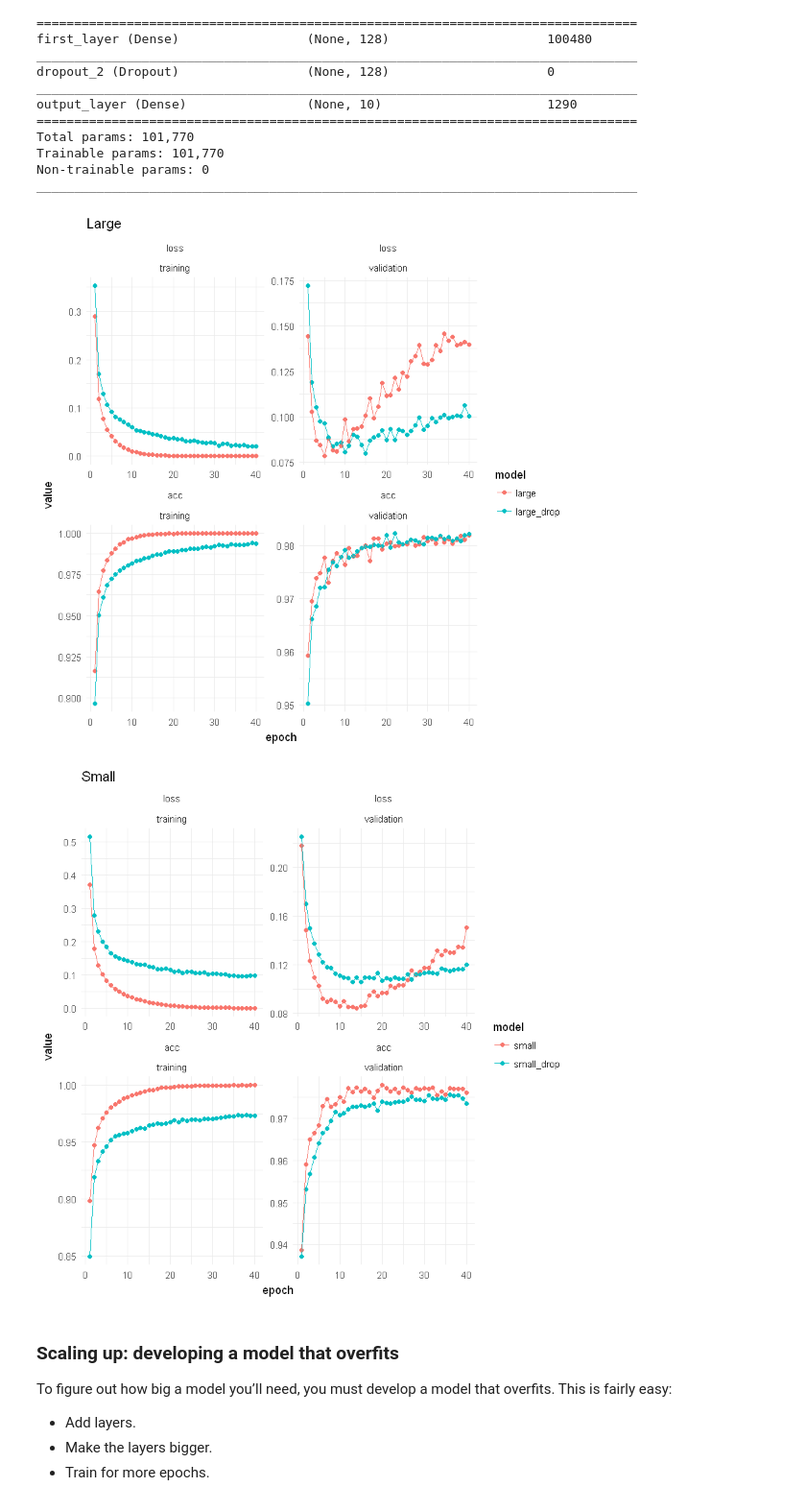
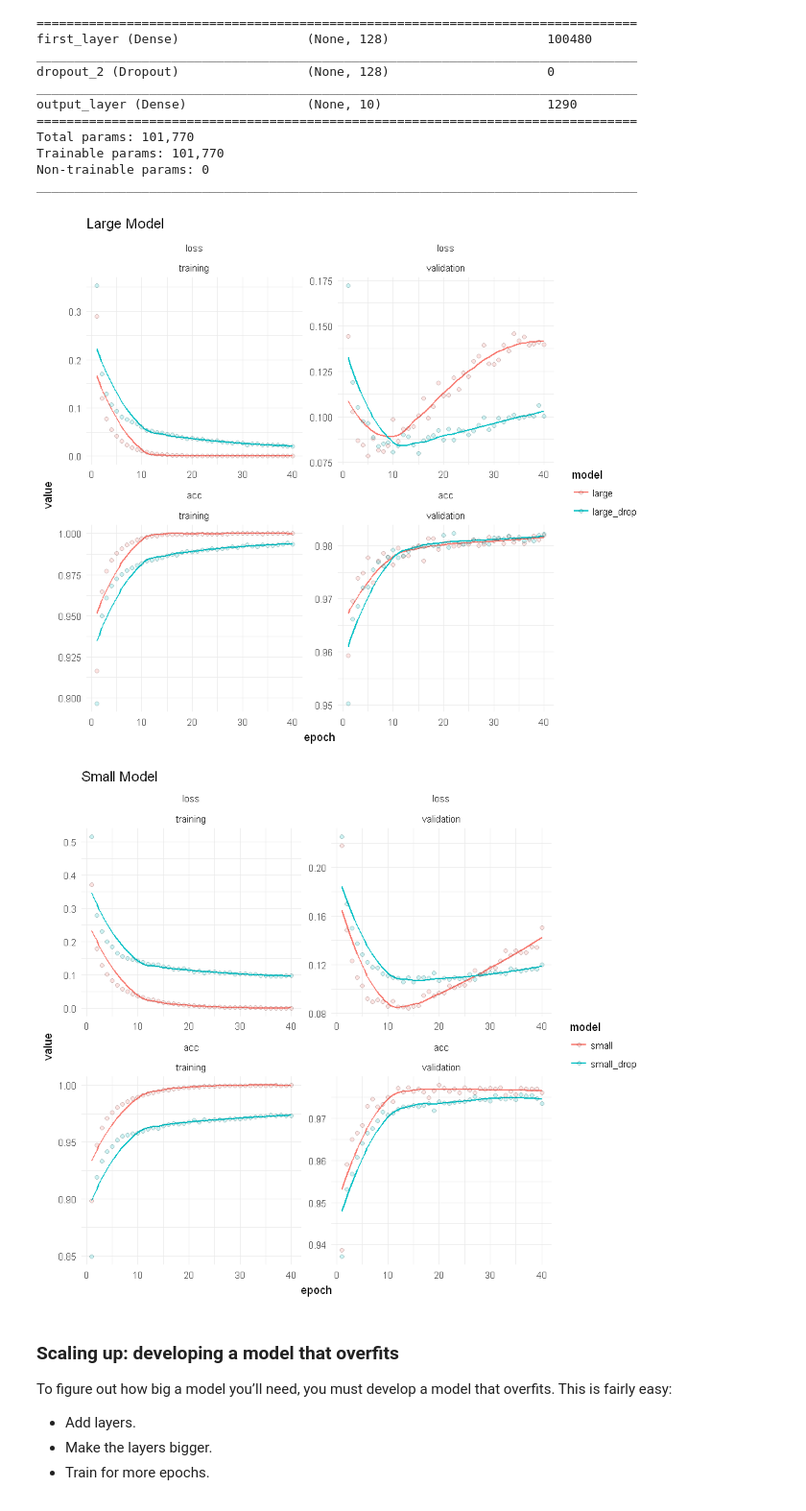
Before and after one commit to mmmlc/mlTeachings, a Jupyter notebook: 3_3_Regularization.ipynb, the cells around one changed output. Shown at 96% size. Drawn from its saved outputs; the diff is of its cells as text; code cells hidden in the pictures.

```diff
--- a/3_3_Regularization.ipynb
+++ b/3_3_Regularization.ipynb
@@ -116,13 +117,18 @@ Trainable params: 101,770
 Non-trainable params: 0
 ________________________________________________________________________________
 # %%
+history_small = readRDS('data/history_small.rds')
+history_large = readRDS('data/history_large.rds')
+
 history_small = history_small %>% as_data_frame %>% mutate(model = 'small')
 history_large = history_large  %>% as_data_frame %>% mutate(model = 'large')
 
 history_bind = bind_rows(history_small, history_large)
 
-history_bind %>% ggplot(aes(x = epoch, y = value, group = model, colour = model)) +
-    geom_point() +
-    geom_line() +
+options(repr.plot.width=8)
+
+history_bind %>% ggplot(aes(x = epoch, y = value, group = model)) +
+    geom_smooth(aes(colour = model), se = F, size = 0.7, method = 'loess') +
+    geom_point(aes(fill = model), shape = 21, colour = 'black', alpha = 0.2) +
     facet_wrap(scales = 'free', ~metric+data, ncol = 2) + theme_minimal()
 # %% [output]
@@ -314,27 +336,30 @@ Trainable params: 101,770
 Non-trainable params: 0
 ________________________________________________________________________________
 # %%
-### code here
+history_small_dropout = readRDS('data/history_small_dropout.rds')
+history_large_dropout = readRDS('data/history_large_dropout.rds')
+
+options(repr.plot.width=8)
 
 history_small_dropout = history_small_dropout %>% as_data_frame %>% mutate(model = 'small_drop')
 history_large_dropout = history_large_dropout  %>% as_data_frame %>% mutate(model = 'large_drop')
 
 history_bind_large_dropout = bind_rows(history_large, history_large_dropout)
 
 history_bind_large_dropout %>% ggplot(aes(x = epoch, y = value, group = model, colour = model)) +
-    geom_point() +
-    geom_line() +
-    facet_wrap(scales = 'free', ~metric+data, ncol = 2) + theme_minimal() + ggtitle('Large')
+    geom_smooth(aes(colour = model), se = F, size = 0.7, method = 'loess') +
+    geom_point(aes(fill = model), shape = 21, colour = 'black', alpha = 0.2) +
+    facet_wrap(scales = 'free', ~metric+data, ncol = 2) + theme_minimal() + ggtitle('Large Model')
 
 history_bind_small_dropout = bind_rows(history_small, history_small_dropout)
 
 history_bind_small_dropout %>% ggplot(aes(x = epoch, y = value, group = model, colour = model)) +
-    geom_point() +
-    geom_line() +
-    facet_wrap(scales = 'free', ~metric+data, ncol = 2) + theme_minimal() + ggtitle('Small')
+    geom_smooth(aes(colour = model), se = F, size = 0.7, method = 'loess') +
+    geom_point(aes(fill = model), shape = 21, colour = 'black', alpha = 0.2) +
+    facet_wrap(scales = 'free', ~metric+data, ncol = 2) + theme_minimal() + ggtitle('Small Model')
 # %% [output]
-[figure, old version]
+[figure, new version]
-[figure, old version]
+[figure, new version]
 # %% [markdown]
 ### Scaling up: developing a model that overfits
 
```
Also changed, not shown: parts of 8 cells of this notebook.
